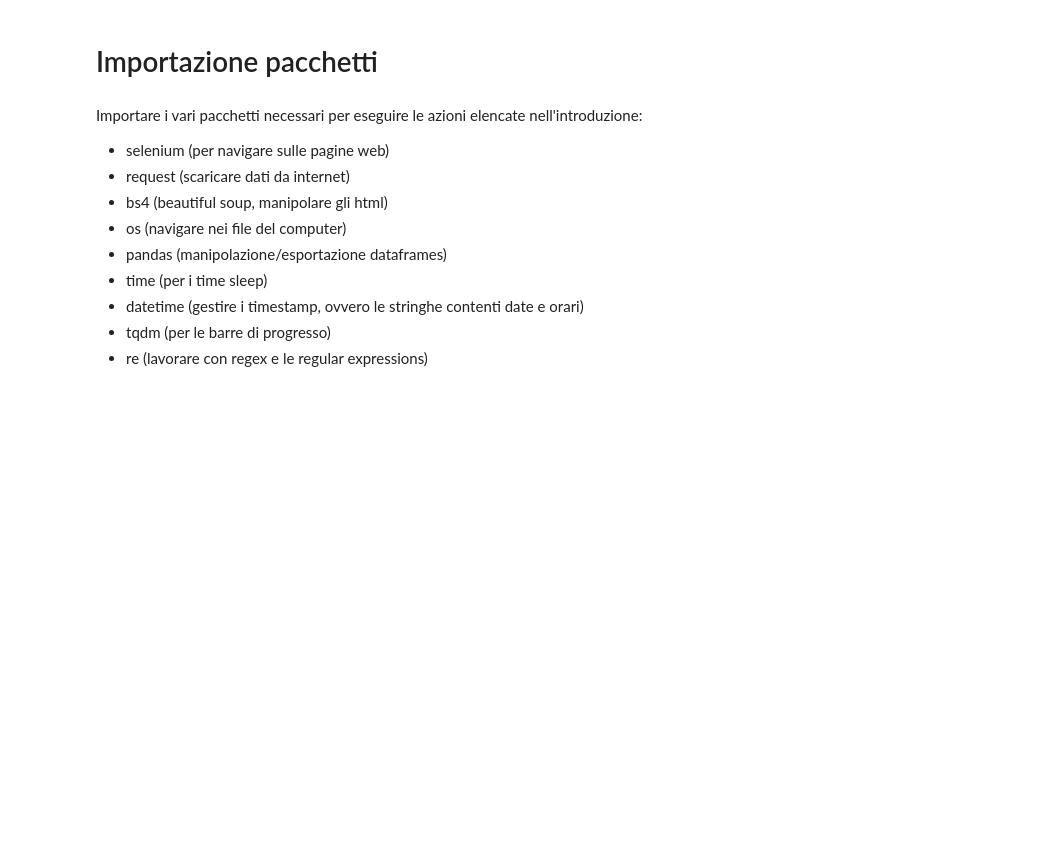
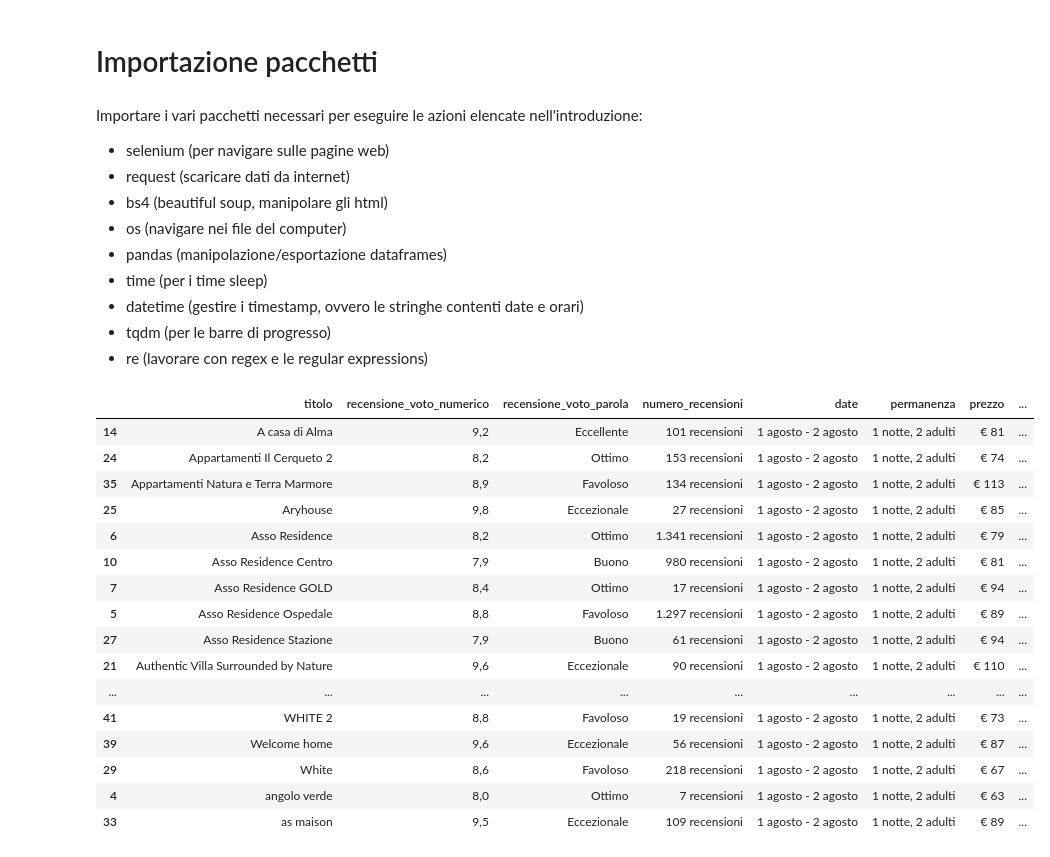
Before and after one commit to mattiamanna2203/Scraping-from-booking, a Jupyter notebook: 02)_Get_Info.ipynb, the cells around one changed output. Saved outputs shown, nothing was run; the diff lists cells and outputs as text; code cells hidden in the pictures; blank space fills up the shorter version.

Commit message:
1-2 agosto

```diff
--- a/02)_Get_Info.ipynb
+++ b/02)_Get_Info.ipynb
@@ -56,6 +56,7 @@ booking_dataframe = pd.DataFrame(columns=[
     "recensione_voto_numerico",
     "recensione_voto_parola",
     "numero_recensioni",
+    "date",
     "permanenza",
     "prezzo",
     "distanza_centro",
@@ -160,6 +161,7 @@ for post in tqdm(proprietà):
                                        "recensione_voto_numerico": recensione_voto_numerico,
                                        "recensione_voto_parola": recensione_voto_parola,
                                        "numero_recensioni": numero_recensioni,
+                                       "date": "1 agosto - 2 agosto",
                                        "permanenza": permanenza,
                                        "prezzo": prezzo,
                                        "distanza_centro": distanza_centro,
@@ -176,0 +181,21 @@ for post in tqdm(proprietà):
+# %%
+pd.set_option('display.max_rows', None)
+booking_dataframe.sort_values(by="titolo")
+# %% [output]
+|  | titolo | recensione_voto_numerico | recensione_voto_parola | numero_recensioni | date | permanenza | prezzo | ... |
+| 14 | A casa di Alma | 9,2 | Eccellente | 101 recensioni | 1 agosto - 2 agosto | 1 notte, 2 adulti | € 81 | ... |
+| 24 | Appartamenti Il Cerqueto 2 | 8,2 | Ottimo | 153 recensioni | 1 agosto - 2 agosto | 1 notte, 2 adulti | € 74 | ... |
+| 35 | Appartamenti Natura e Terra Marmore | 8,9 | Favoloso | 134 recensioni | 1 agosto - 2 agosto | 1 notte, 2 adulti | € 113 | ... |
+| 25 | Aryhouse | 9,8 | Eccezionale | 27 recensioni | 1 agosto - 2 agosto | 1 notte, 2 adulti | € 85 | ... |
+| 6 | Asso Residence | 8,2 | Ottimo | 1.341 recensioni | 1 agosto - 2 agosto | 1 notte, 2 adulti | € 79 | ... |
+| 10 | Asso Residence Centro | 7,9 | Buono | 980 recensioni | 1 agosto - 2 agosto | 1 notte, 2 adulti | € 81 | ... |
+| 7 | Asso Residence GOLD | 8,4 | Ottimo | 17 recensioni | 1 agosto - 2 agosto | 1 notte, 2 adulti | € 94 | ... |
+| 5 | Asso Residence Ospedale | 8,8 | Favoloso | 1.297 recensioni | 1 agosto - 2 agosto | 1 notte, 2 adulti | € 89 | ... |
+| 27 | Asso Residence Stazione | 7,9 | Buono | 61 recensioni | 1 agosto - 2 agosto | 1 notte, 2 adulti | € 94 | ... |
+| 21 | Authentic Villa Surrounded by Nature | 9,6 | Eccezionale | 90 recensioni | 1 agosto - 2 agosto | 1 notte, 2 adulti | € 110 | ... |
+| ... | ... | ... | ... | ... | ... | ... | ... | ... |
+| 41 | WHITE 2 | 8,8 | Favoloso | 19 recensioni | 1 agosto - 2 agosto | 1 notte, 2 adulti | € 73 | ... |
+| 39 | Welcome home | 9,6 | Eccezionale | 56 recensioni | 1 agosto - 2 agosto | 1 notte, 2 adulti | € 87 | ... |
+| 29 | White | 8,6 | Favoloso | 218 recensioni | 1 agosto - 2 agosto | 1 notte, 2 adulti | € 67 | ... |
+| 4 | angolo verde | 8,0 | Ottimo | 7 recensioni | 1 agosto - 2 agosto | 1 notte, 2 adulti | € 63 | ... |
+| 33 | as maison | 9,5 | Eccezionale | 109 recensioni | 1 agosto - 2 agosto | 1 notte, 2 adulti | € 89 | ... |
```
Also changed, not shown: parts of 3 cells of this notebook, 4 other files.
